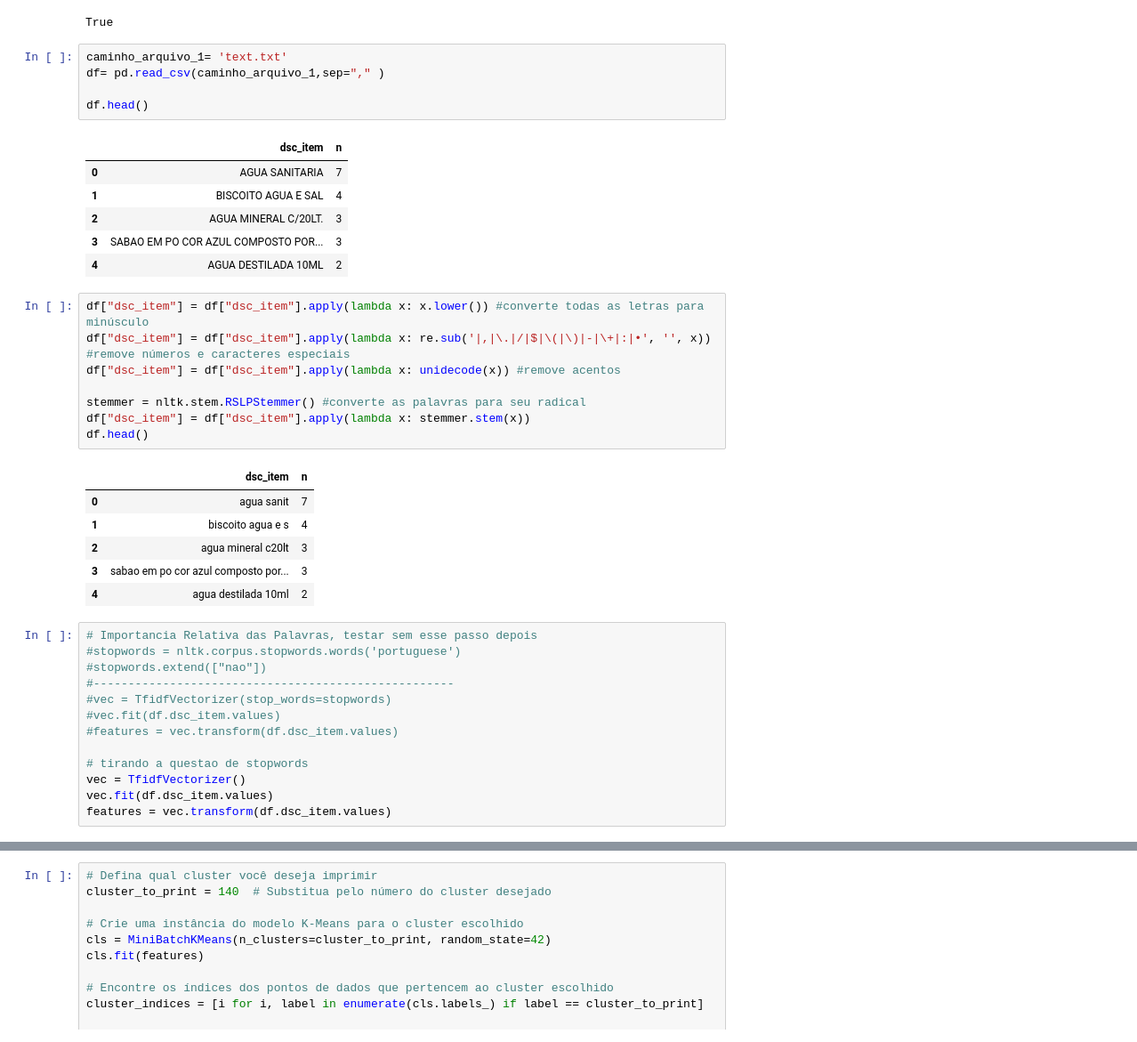
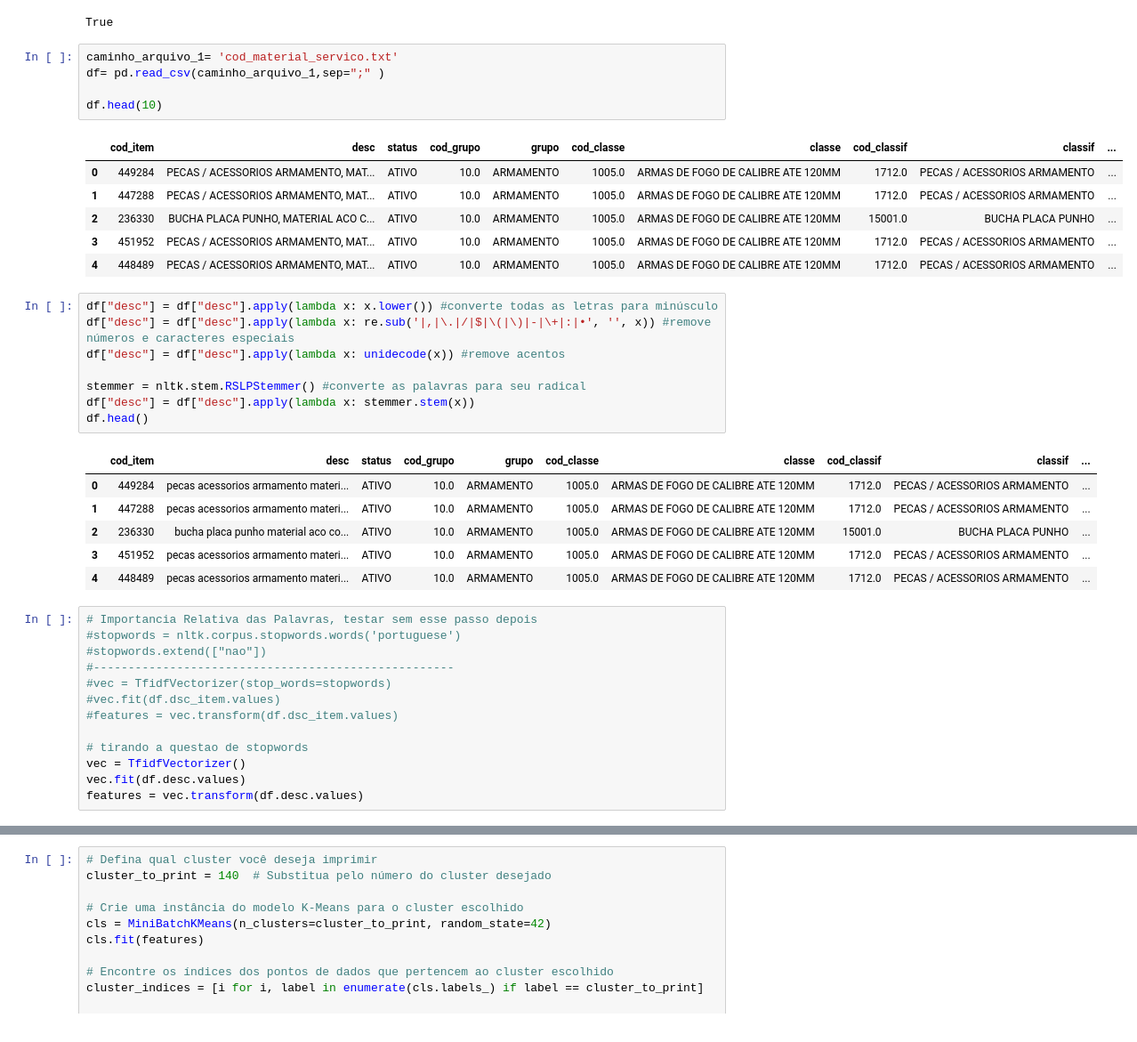
Before and after one commit to caiosousareis/NUS, a Jupyter notebook: Teste Clusterização.ipynb, the cells around one changed output, grey strips where cells are left out. Shown at 89% size. Drawn from its saved outputs; the diff is of its cells as text.

```diff
--- a/Teste Clusterização.ipynb
+++ b/Teste Clusterização.ipynb
@@ -27,32 +27,32 @@ Importado1
 [nltk_data]   Package stopwords is already up-to-date!
 True
 # %%
-caminho_arquivo_1= 'text.txt'
-df= pd.read_csv(caminho_arquivo_1,sep="," )
+caminho_arquivo_1= 'cod_material_servico.txt'
+df= pd.read_csv(caminho_arquivo_1,sep=";" )
 
-df.head()
+df.head(10)
 # %% [output]
-|  | dsc_item | n |
-| 0 | AGUA SANITARIA | 7 |
-| 1 | BISCOITO AGUA E SAL | 4 |
-| 2 | AGUA MINERAL C/20LT. | 3 |
-| 3 | SABAO EM PO COR AZUL COMPOSTO POR... | 3 |
-| 4 | AGUA DESTILADA 10ML | 2 |
+|  | cod_item | desc | status | cod_grupo | grupo | cod_classe | classe | cod_classif | classif | ... |
+| 0 | 449284 | PECAS / ACESSORIOS ARMAMENTO, MAT... | ATIVO | 10.0 | ARMAMENTO | 1005.0 | ARMAS DE FOGO DE CALIBRE ATE 120MM | 1712.0 | PECAS / ACESSORIOS ARMAMENTO | ... |
+| 1 | 447288 | PECAS / ACESSORIOS ARMAMENTO, MAT... | ATIVO | 10.0 | ARMAMENTO | 1005.0 | ARMAS DE FOGO DE CALIBRE ATE 120MM | 1712.0 | PECAS / ACESSORIOS ARMAMENTO | ... |
+| 2 | 236330 | BUCHA PLACA PUNHO, MATERIAL ACO C... | ATIVO | 10.0 | ARMAMENTO | 1005.0 | ARMAS DE FOGO DE CALIBRE ATE 120MM | 15001.0 | BUCHA PLACA PUNHO | ... |
+| 3 | 451952 | PECAS / ACESSORIOS ARMAMENTO, MAT... | ATIVO | 10.0 | ARMAMENTO | 1005.0 | ARMAS DE FOGO DE CALIBRE ATE 120MM | 1712.0 | PECAS / ACESSORIOS ARMAMENTO | ... |
+| 4 | 448489 | PECAS / ACESSORIOS ARMAMENTO, MAT... | ATIVO | 10.0 | ARMAMENTO | 1005.0 | ARMAS DE FOGO DE CALIBRE ATE 120MM | 1712.0 | PECAS / ACESSORIOS ARMAMENTO | ... |
 # %%
-df["dsc_item"] = df["dsc_item"].apply(lambda x: x.lower()) #converte todas as letras para minúsculo
-df["dsc_item"] = df["dsc_item"].apply(lambda x: re.sub('|,|\.|/|$|\(|\)|-|\+|:|•', '', x)) #remove números e caracteres especiais
-df["dsc_item"] = df["dsc_item"].apply(lambda x: unidecode(x)) #remove acentos
+df["desc"] = df["desc"].apply(lambda x: x.lower()) #converte todas as letras para minúsculo
+df["desc"] = df["desc"].apply(lambda x: re.sub('|,|\.|/|$|\(|\)|-|\+|:|•', '', x)) #remove números e caracteres especiais
+df["desc"] = df["desc"].apply(lambda x: unidecode(x)) #remove acentos
 
 stemmer = nltk.stem.RSLPStemmer() #converte as palavras para seu radical
-df["dsc_item"] = df["dsc_item"].apply(lambda x: stemmer.stem(x))
+df["desc"] = df["desc"].apply(lambda x: stemmer.stem(x))
 df.head()
 # %% [output]
-|  | dsc_item | n |
-| 0 | agua sanit | 7 |
-| 1 | biscoito agua e s | 4 |
-| 2 | agua mineral c20lt | 3 |
-| 3 | sabao em po cor azul composto por... | 3 |
-| 4 | agua destilada 10ml | 2 |
+|  | cod_item | desc | status | cod_grupo | grupo | cod_classe | classe | cod_classif | classif | ... |
+| 0 | 449284 | pecas acessorios armamento materi... | ATIVO | 10.0 | ARMAMENTO | 1005.0 | ARMAS DE FOGO DE CALIBRE ATE 120MM | 1712.0 | PECAS / ACESSORIOS ARMAMENTO | ... |
+| 1 | 447288 | pecas acessorios armamento materi... | ATIVO | 10.0 | ARMAMENTO | 1005.0 | ARMAS DE FOGO DE CALIBRE ATE 120MM | 1712.0 | PECAS / ACESSORIOS ARMAMENTO | ... |
+| 2 | 236330 | bucha placa punho material aco co... | ATIVO | 10.0 | ARMAMENTO | 1005.0 | ARMAS DE FOGO DE CALIBRE ATE 120MM | 15001.0 | BUCHA PLACA PUNHO | ... |
+| 3 | 451952 | pecas acessorios armamento materi... | ATIVO | 10.0 | ARMAMENTO | 1005.0 | ARMAS DE FOGO DE CALIBRE ATE 120MM | 1712.0 | PECAS / ACESSORIOS ARMAMENTO | ... |
+| 4 | 448489 | pecas acessorios armamento materi... | ATIVO | 10.0 | ARMAMENTO | 1005.0 | ARMAS DE FOGO DE CALIBRE ATE 120MM | 1712.0 | PECAS / ACESSORIOS ARMAMENTO | ... |
 # %%
 # Importancia Relativa das Palavras, testar sem esse passo depois
 #stopwords = nltk.corpus.stopwords.words('portuguese')
@@ -64,7 +64,7 @@ df.head()
 
 # tirando a questao de stopwords
 vec = TfidfVectorizer()
-vec.fit(df.dsc_item.values)
-features = vec.transform(df.dsc_item.values)
+vec.fit(df.desc.values)
+features = vec.transform(df.desc.values)
 # %%
 wcss = []
```
Also changed, not shown: parts of 6 cells of this notebook, 1 other file.
